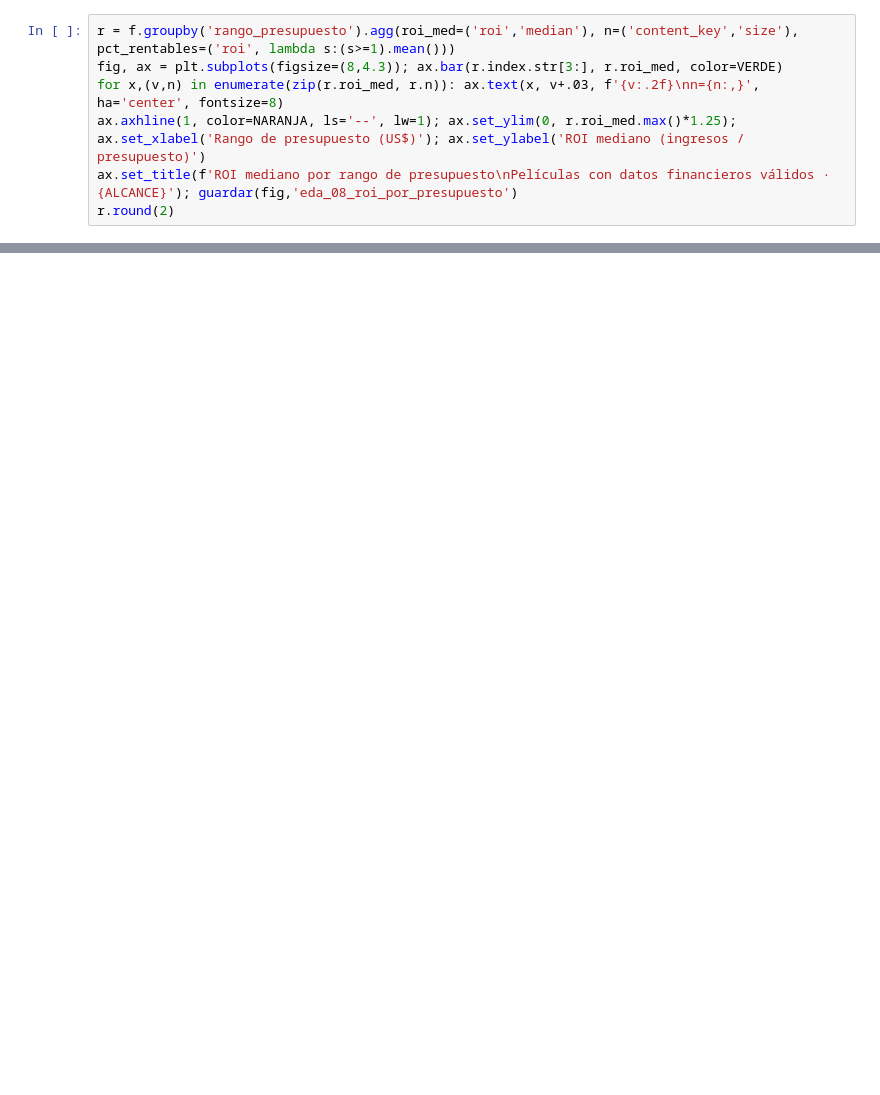
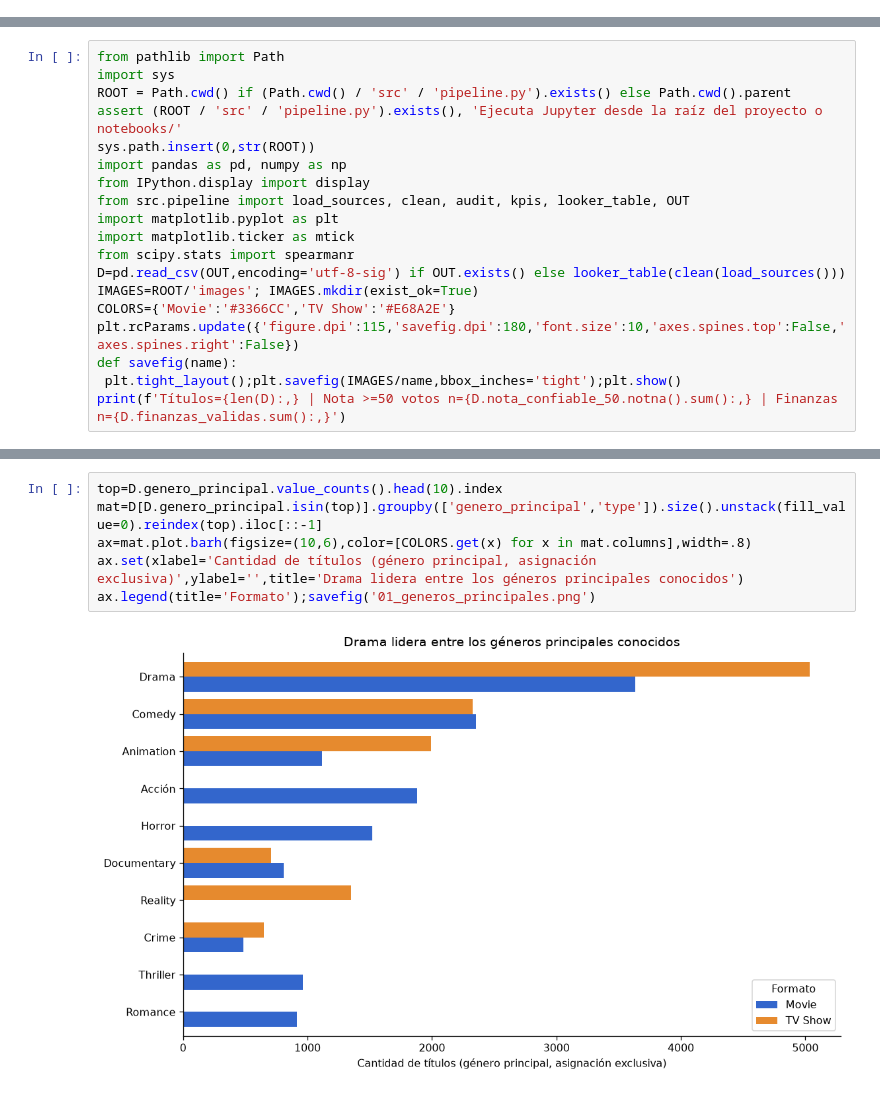
Before and after one commit to Fusk14/StreamView_Analytics, a Jupyter notebook: notebooks/03_eda_visualizaciones.ipynb, the cells around one changed output, grey strips where cells are left out. Cells and saved outputs as stored; diff of their text form; blank space fills up the shorter version.

Commit message:
Actualizacion EP5 limpieza de datos y visualizaciones

```diff
--- a/notebooks/03_eda_visualizaciones.ipynb
+++ b/notebooks/03_eda_visualizaciones.ipynb
@@ -123,7 +0,0 @@ ax.set_title(f'{pct:.0%} de las películas supera su presupuesto\nn = {len(f):,}
-# %%
-r = f.groupby('rango_presupuesto').agg(roi_med=('roi','median'), n=('content_key','size'), pct_rentables=('roi', lambda s:(s>=1).mean()))
-fig, ax = plt.subplots(figsize=(8,4.3)); ax.bar(r.index.str[3:], r.roi_med, color=VERDE)
-for x,(v,n) in enumerate(zip(r.roi_med, r.n)): ax.text(x, v+.03, f'{v:.2f}\nn={n:,}', ha='center', fontsize=8)
-ax.axhline(1, color=NARANJA, ls='--', lw=1); ax.set_ylim(0, r.roi_med.max()*1.25); ax.set_xlabel('Rango de presupuesto (US$)'); ax.set_ylabel('ROI mediano (ingresos / presupuesto)')
-ax.set_title(f'ROI mediano por rango de presupuesto\nPelículas con datos financieros válidos · {ALCANCE}'); guardar(fig,'eda_08_roi_por_presupuesto')
-r.round(2)
@@ -174,0 +8,19 @@ Completar con las cifras impresas arriba y las de `data/processed/looker/cifras_
+# %%
+from pathlib import Path
+import sys
+ROOT = Path.cwd() if (Path.cwd() / 'src' / 'pipeline.py').exists() else Path.cwd().parent
+assert (ROOT / 'src' / 'pipeline.py').exists(), 'Ejecuta Jupyter desde la raíz del proyecto o notebooks/'
+sys.path.insert(0,str(ROOT))
+import pandas as pd, numpy as np
+from IPython.display import display
+from src.pipeline import load_sources, clean, audit, kpis, looker_table, OUT
+import matplotlib.pyplot as plt
+import matplotlib.ticker as mtick
+from scipy.stats import spearmanr
+D=pd.read_csv(OUT,encoding='utf-8-sig') if OUT.exists() else looker_table(clean(load_sources()))
+IMAGES=ROOT/'images'; IMAGES.mkdir(exist_ok=True)
+COLORS={'Movie':'#3366CC','TV Show':'#E68A2E'}
+plt.rcParams.update({'figure.dpi':115,'savefig.dpi':180,'font.size':10,'axes.spines.top':False,'axes.spines.right':False})
+def savefig(name):
+ plt.tight_layout();plt.savefig(IMAGES/name,bbox_inches='tight');plt.show()
+print(f'Títulos={len(D):,} | Nota >=50 votos n={D.nota_confiable_50.notna().sum():,} | Finanzas n={D.finanzas_validas.sum():,}')
@@ -174,0 +32,8 @@ Completar con las cifras impresas arriba y las de `data/processed/looker/cifras_
+# %%
+top=D.genero_principal.value_counts().head(10).index
+mat=D[D.genero_principal.isin(top)].groupby(['genero_principal','type']).size().unstack(fill_value=0).reindex(top).iloc[::-1]
+ax=mat.plot.barh(figsize=(10,6),color=[COLORS.get(x) for x in mat.columns],width=.8)
+ax.set(xlabel='Cantidad de títulos (género principal, asignación exclusiva)',ylabel='',title='Drama lidera entre los géneros principales conocidos')
+ax.legend(title='Formato');savefig('01_generos_principales.png')
+# %% [output]
+[figure, added]
```
Also changed, not shown: parts of 38 cells of this notebook, 35 other files.
